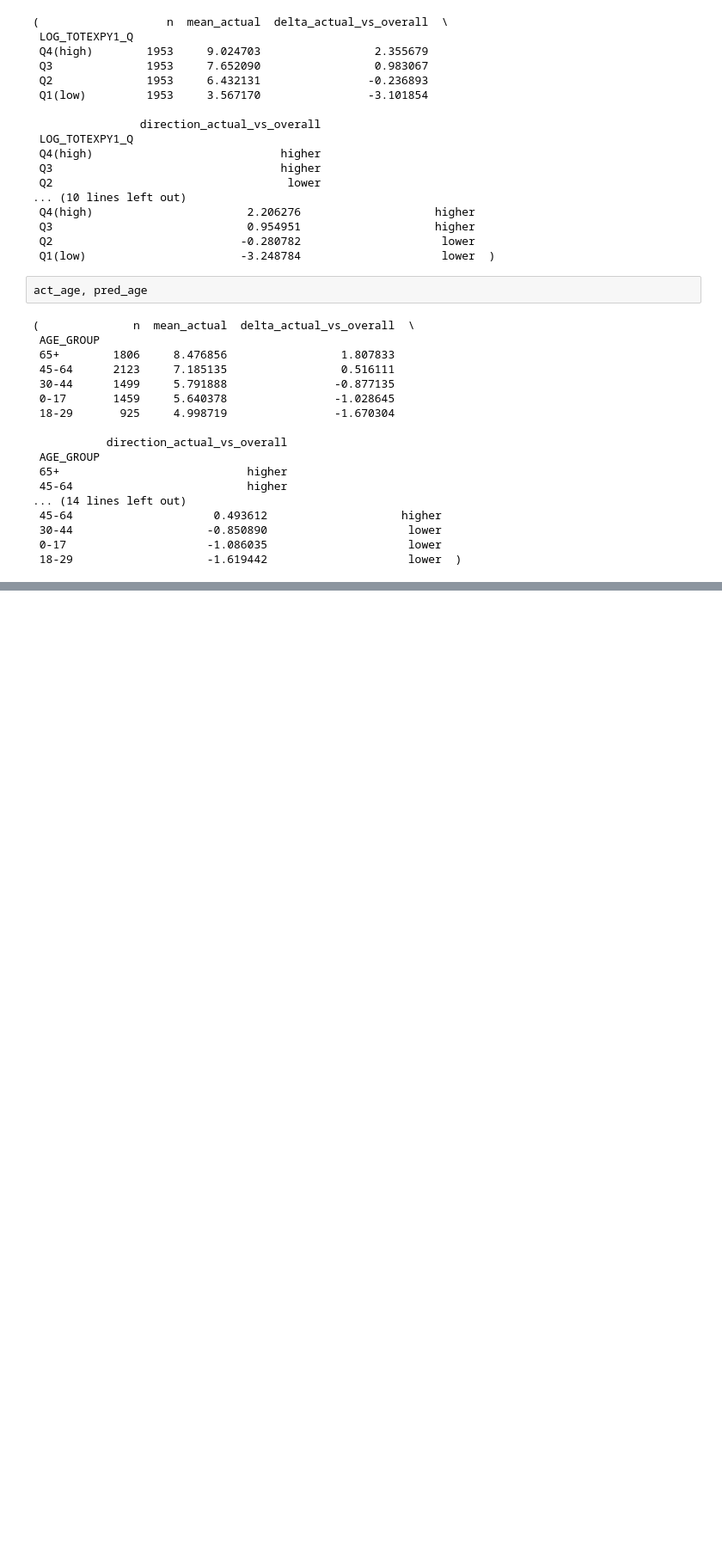
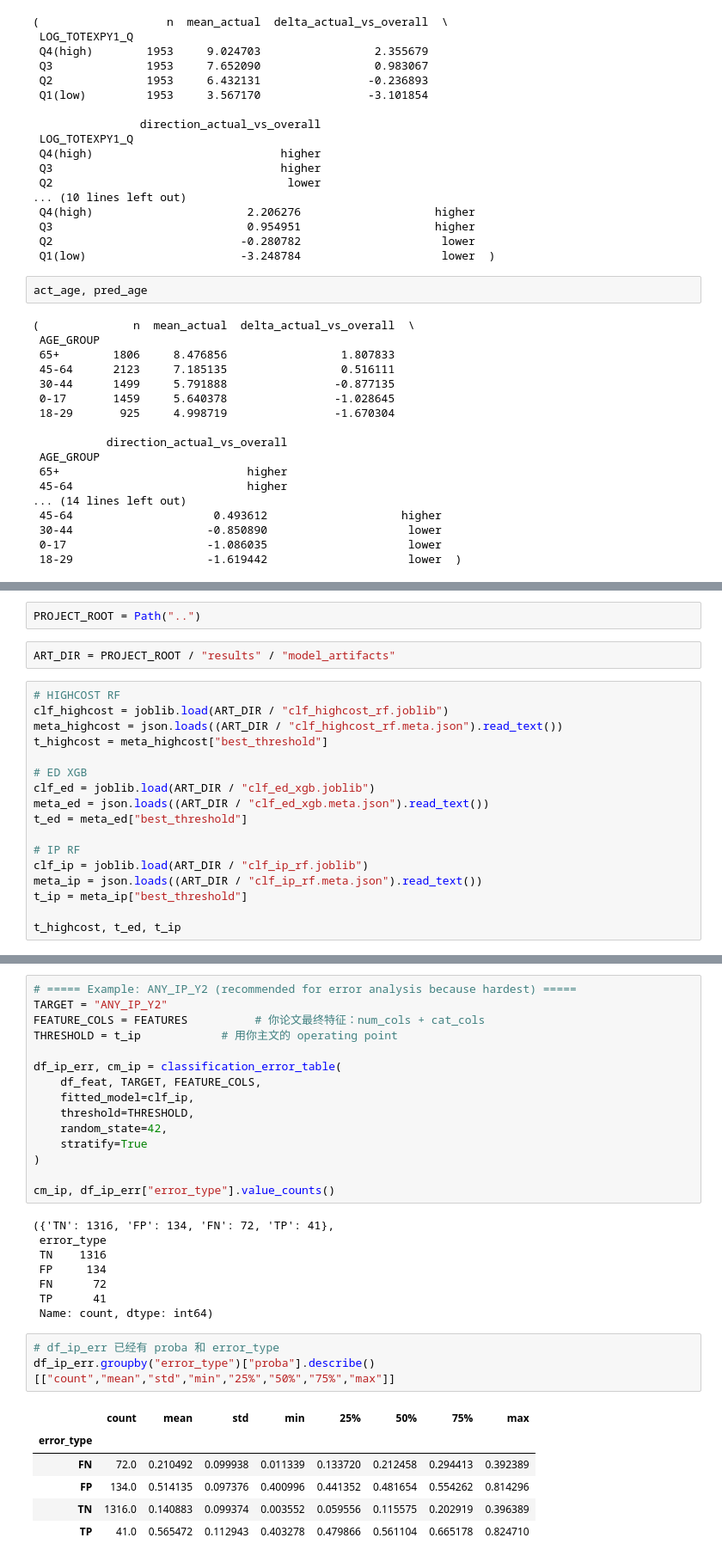
Before and after one commit to WenxiGu/Thesis-project-MEPS, a Jupyter notebook: notebooks/04_Model Predictions.ipynb, the cells around one changed output, grey strips where cells are left out. Shown at 86% size. Cells and saved outputs as stored; diff of their text form; blank space fills up the shorter version.

```diff
--- a/notebooks/04_Model Predictions.ipynb
+++ b/notebooks/04_Model Predictions.ipynb
@@ -2676,0 +2688,21 @@ act_age, pred_age
+# %%
+PROJECT_ROOT = Path("..")
+# %%
+ART_DIR = PROJECT_ROOT / "results" / "model_artifacts"
+# %%
+# HIGHCOST RF
+clf_highcost = joblib.load(ART_DIR / "clf_highcost_rf.joblib")
+meta_highcost = json.loads((ART_DIR / "clf_highcost_rf.meta.json").read_text())
+t_highcost = meta_highcost["best_threshold"]
+
+# ED XGB
+clf_ed = joblib.load(ART_DIR / "clf_ed_xgb.joblib")
+meta_ed = json.loads((ART_DIR / "clf_ed_xgb.meta.json").read_text())
+t_ed = meta_ed["best_threshold"]
+
+# IP RF
+clf_ip = joblib.load(ART_DIR / "clf_ip_rf.joblib")
+meta_ip = json.loads((ART_DIR / "clf_ip_rf.meta.json").read_text())
+t_ip = meta_ip["best_threshold"]
+
+t_highcost, t_ed, t_ip
@@ -2676,0 +2769,33 @@ act_age, pred_age
+# %%
+# ===== Example: ANY_IP_Y2 (recommended for error analysis because hardest) =====
+TARGET = "ANY_IP_Y2"
+FEATURE_COLS = FEATURES          # 你论文最终特征：num_cols + cat_cols
+THRESHOLD = t_ip            # 用你主文的 operating point
+
+df_ip_err, cm_ip = classification_error_table(
+    df_feat, TARGET, FEATURE_COLS,
+    fitted_model=clf_ip,
+    threshold=THRESHOLD,
+    random_state=42,
+    stratify=True
+)
+
+cm_ip, df_ip_err["error_type"].value_counts()
+# %% [output]
+({'TN': 1316, 'FP': 134, 'FN': 72, 'TP': 41},
+ error_type
+ TN    1316
+ FP     134
+ FN      72
+ TP      41
+ Name: count, dtype: int64)
+# %%
+# df_ip_err 已经有 proba 和 error_type
+df_ip_err.groupby("error_type")["proba"].describe()[["count","mean","std","min","25%","50%","75%","max"]]
+# %% [output]
+|  | count | mean | std | min | 25% | 50% | 75% | max |
+| error_type |  |  |  |  |  |  |  |  |
+| FN | 72.0 | 0.210492 | 0.099938 | 0.011339 | 0.133720 | 0.212458 | 0.294413 | 0.392389 |
+| FP | 134.0 | 0.514135 | 0.097376 | 0.400996 | 0.441352 | 0.481654 | 0.554262 | 0.814296 |
+| TN | 1316.0 | 0.140883 | 0.099374 | 0.003552 | 0.059556 | 0.115575 | 0.202919 | 0.396389 |
+| TP | 41.0 | 0.565472 | 0.112943 | 0.403278 | 0.479866 | 0.561104 | 0.665178 | 0.824710 |
```
Also changed, not shown: parts of 19 cells of this notebook, 6 other files.
